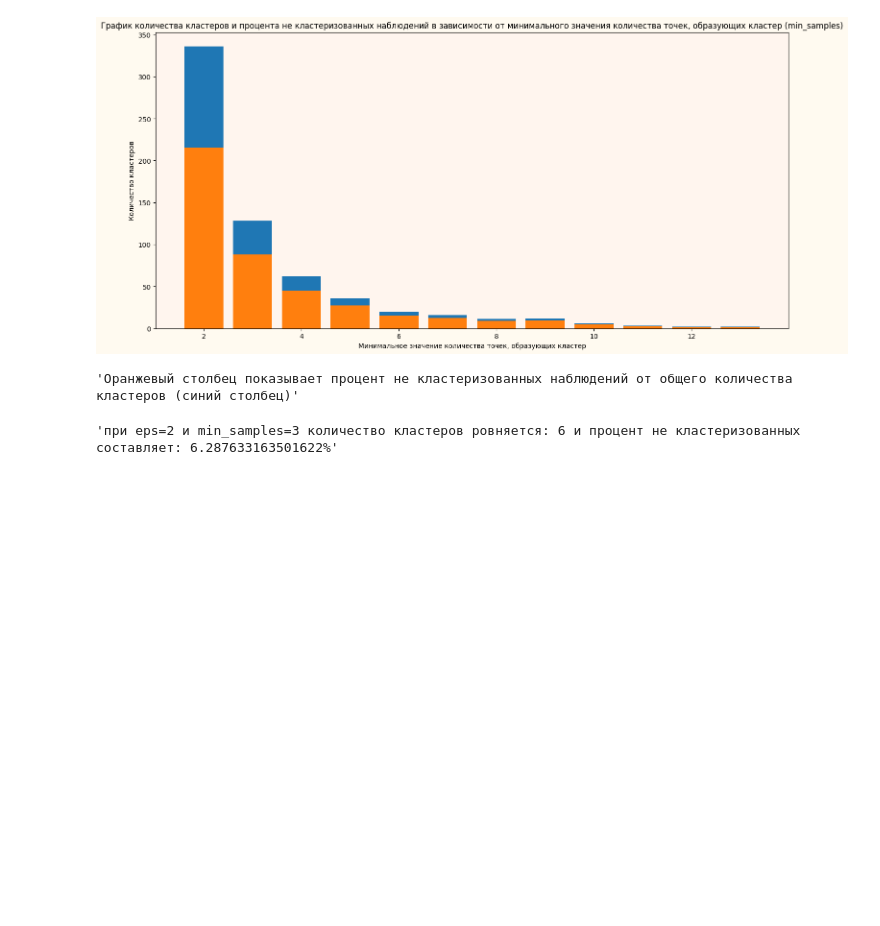
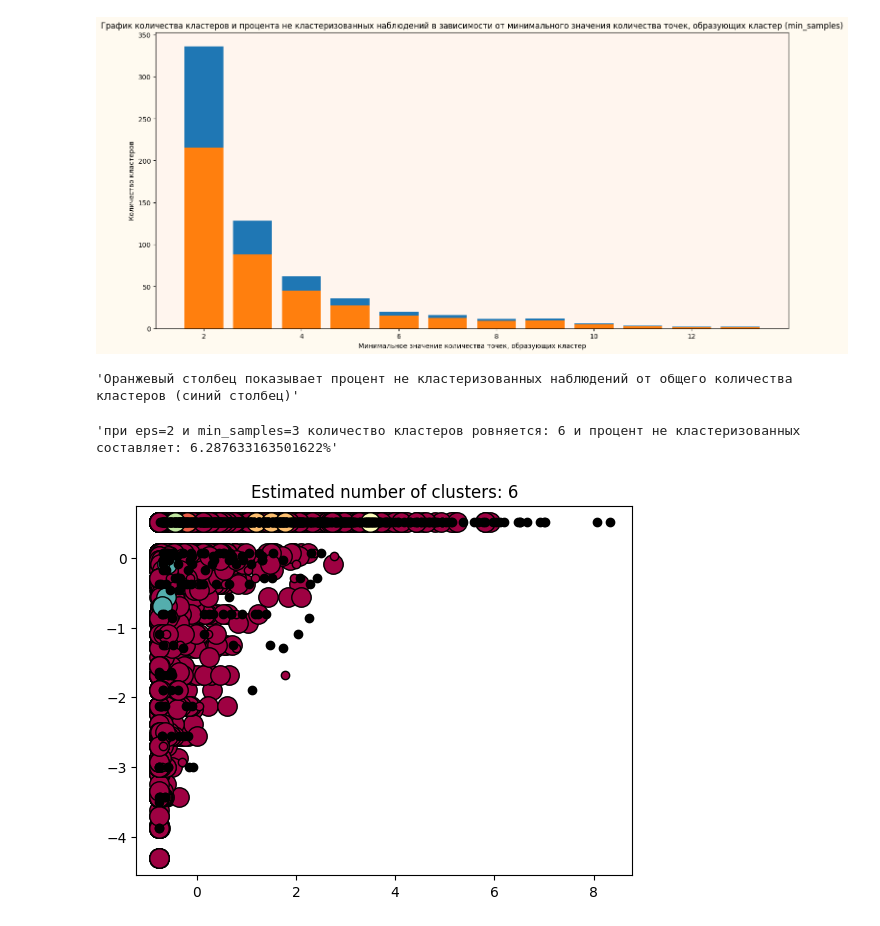
Before and after one commit to Rusgalll/ml, a Jupyter notebook: lab6/lab6.ipynb, the cells around one changed output. Saved outputs shown, nothing was run; the diff lists cells and outputs as text; code cells hidden in the pictures; blank space fills up the shorter version.

```diff
--- a/lab6/lab6.ipynb
+++ b/lab6/lab6.ipynb
@@ -136,3 +137,33 @@ clustering = DBSCAN(eps=2, min_samples=3).fit(scaled_data)
 f'при eps=2 и min_samples=3 количество кластеров ровняется: {len(set(clustering.labels_)) - 1} и процент не кластеризованных составляет: {list(clustering.labels_).count(-1) / len(list(clustering.labels_)) * 100}%'
 # %% [output]
 'при eps=2 и min_samples=3 количество кластеров ровняется: 6 и процент не кластеризованных составляет: 6.287633163501622%'
+# %%
+from sklearn.decomposition import PCA
+
+pca = PCA(n_components=2).fit(scaled_data)
+
+clustering = DBSCAN(eps=2, min_samples=3).fit(scaled_data)
+labels = clustering.labels_
+n_clusters_ = len(set(labels)) - (1 if -1 in labels else 0)
+
+unique_labels = set(labels)
+core_samples_mask = np.zeros_like(labels, dtype=bool)
+core_samples_mask[clustering.core_sample_indices_] = True
+
+colors = [plt.cm.get_cmap("Spectral")(each) for each in np.linspace(0, 1, len(unique_labels))]
+for k, col in zip(unique_labels, colors):
+    if k == -1:
+        col = [0, 0, 0, 1]
+
+    class_member_mask = labels == k
+
+    xy = scaled_data[class_member_mask & core_samples_mask]
+    plt.plot(xy[:, 0], xy[:, 1], "o", markerfacecolor=tuple(col), markeredgecolor="k", markersize=14)
+
+    xy = scaled_data[class_member_mask & ~core_samples_mask]
+    plt.plot(xy[:, 0], xy[:, 1], "o", markerfacecolor=tuple(col), markeredgecolor="k", markersize=6)
+
+plt.title(f"Estimated number of clusters: {n_clusters_}")
+plt.show()
+# %% [output]
+[figure, added]
```
Also changed, not shown: parts of 6 cells of this notebook.
